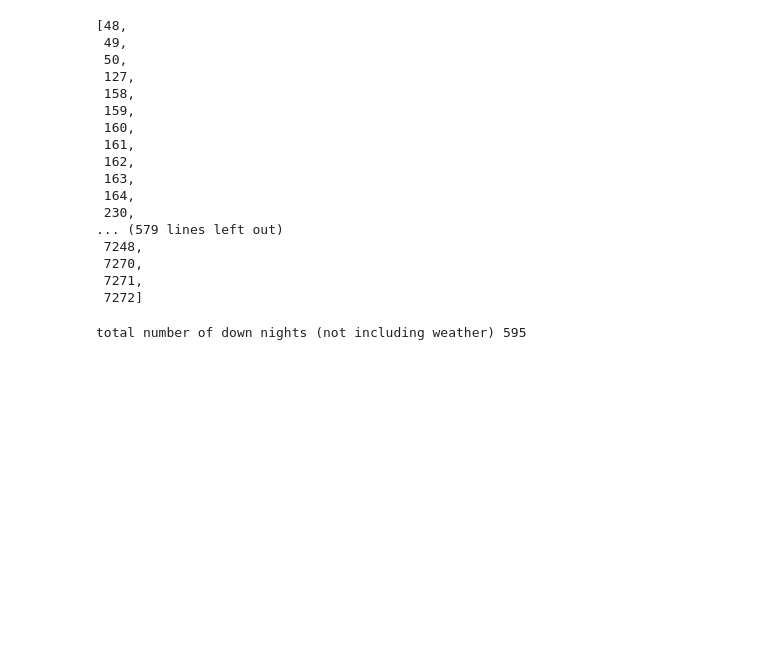
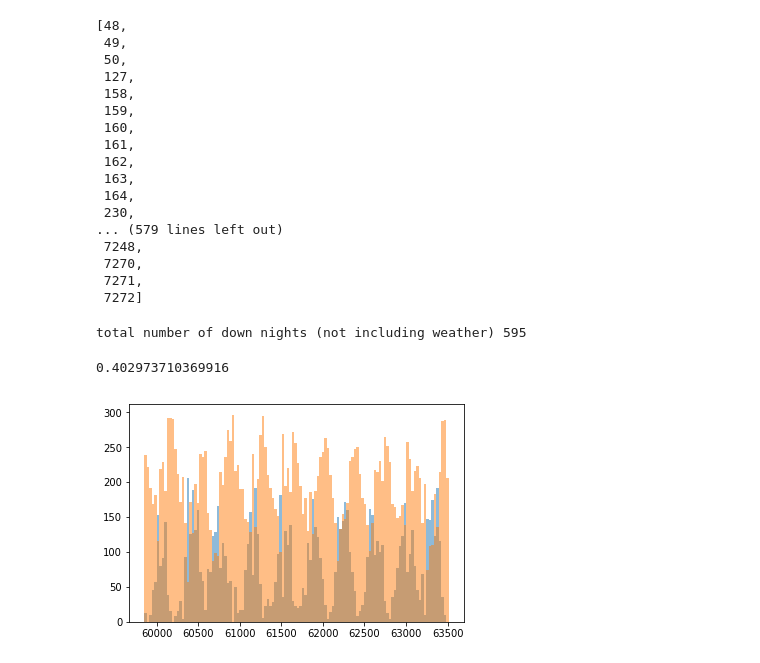
Before and after one commit to yoachim/19_Scratch, a Jupyter notebook: check_downtime/check_downtime.ipynb, the cells around one changed output. Saved outputs shown, nothing was run; the diff lists cells and outputs as text; code cells hidden in the pictures; blank space fills up the shorter version.

```diff
--- a/check_downtime/check_downtime.ipynb
+++ b/check_downtime/check_downtime.ipynb
@@ -73,0 +91,23 @@ total number of down nights (not including weather) 595
+# %%
+sun_moon_info = almanac.get_sun_moon_positions(mjds)
+# %%
+good = np.where(sun_moon_info['sun_alt'] < np.radians(-18.))
+# %%
+delta_t = (mjds[good]-mjd_start)*24.*3600.
+clouds = [cloud_model.get_cloud(x) for x in delta_t]
+# %%
+cloud_limit = 0.3
+t_lost = mjds[good]*0
+t_lost[np.where(np.array(clouds) >= cloud_limit)] = 0.5
+t_open = t_lost*0
+t_open[np.where(np.array(clouds) < cloud_limit)] = 0.5
+# %%
+np.sum(t_lost)/np.sum(t_open)
+# %% [output]
+0.402973710369916
+# %%
+bins = np.arange(mjd_start, mjd_start+365.25*10+30, 30)
+ack = plt.hist(mjds[good], weights=t_lost, bins=bins, alpha=0.5)
+ack = plt.hist(mjds[good], weights=t_open, bins=bins, alpha=0.5)
+# %% [output]
+[figure, added]
```
Also changed, not shown: parts of 13 cells of this notebook.
